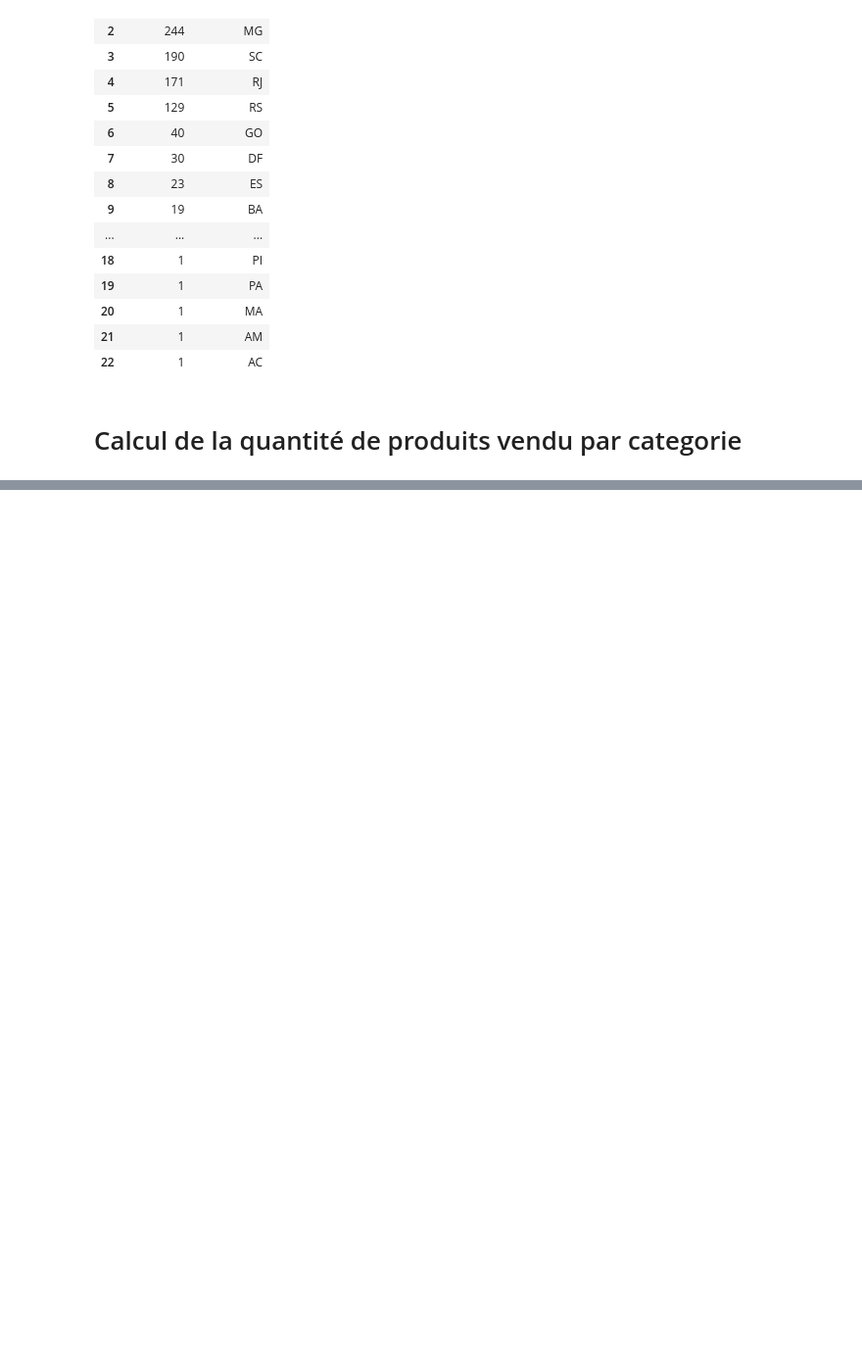
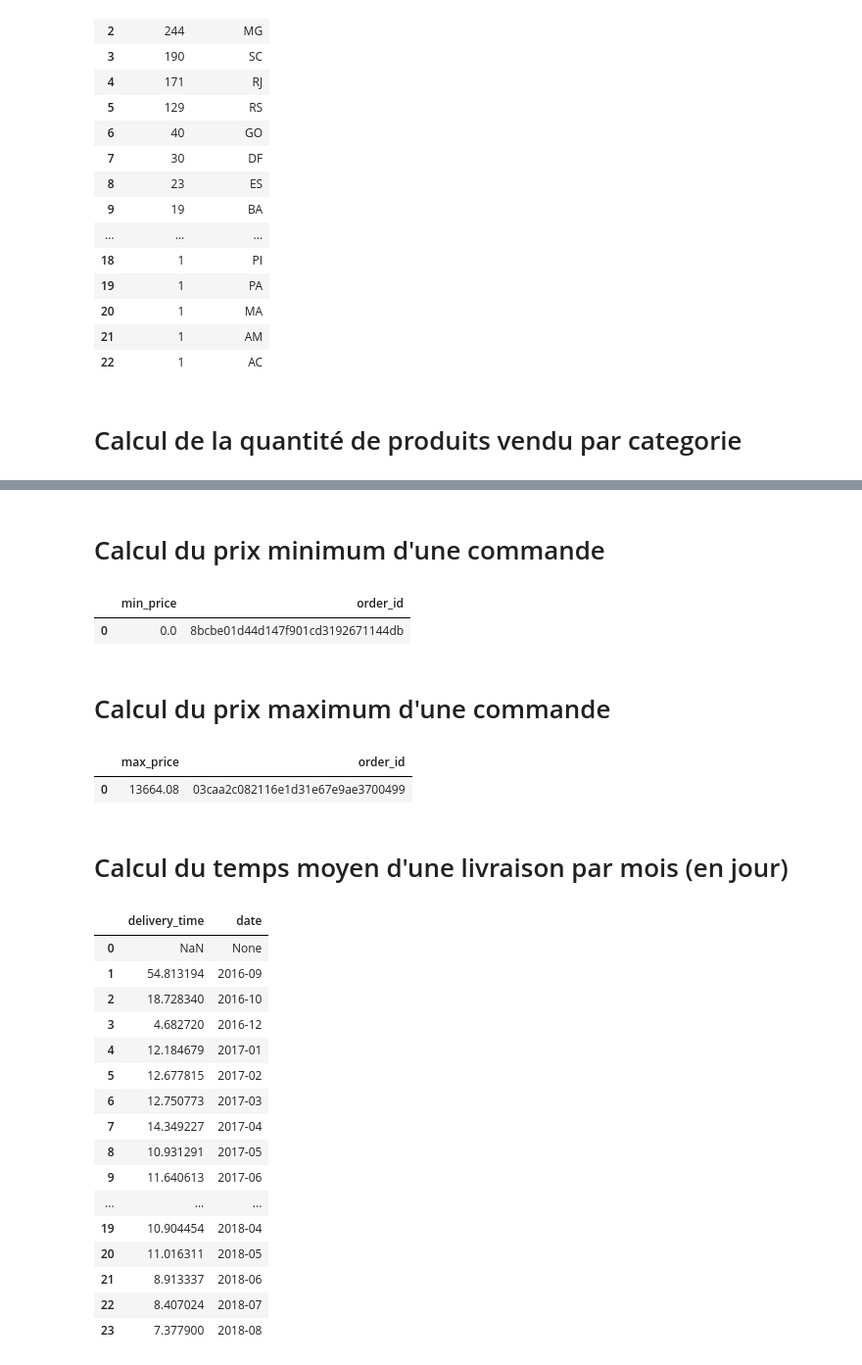
Before and after one commit to Hellfik/olist_ecommerce, a Jupyter notebook: indicators_queries.ipynb, the cells around one changed output, grey strips where cells are left out. Shown: that part at 98% size. Cells and saved outputs as stored; diff of their text form; code cells hidden in the pictures; blank space fills up the shorter version.

```diff
--- a/indicators_queries.ipynb
+++ b/indicators_queries.ipynb
@@ -201,0 +331,58 @@ nb_sellers_by_state
+# %% [markdown]
+# Calcul du prix minimum d'une commande
+# %%
+min_price_query = """
+    SELECT MIN(payment_value) as min_price, order_id
+    FROM olist_order_payments_dataset
+"""
+
+min_price = pd.read_sql(min_price_query, con)
+min_price
+# %% [output]
+|  | min_price | order_id |
+| 0 | 0.0 | 8bcbe01d44d147f901cd3192671144db |
+# %% [markdown]
+# Calcul du prix maximum d'une commande
+# %%
+max_price_query = """
+    SELECT MAX(payment_value) as max_price, order_id
+    FROM olist_order_payments_dataset
+"""
+
+max_price = pd.read_sql(max_price_query, con)
+max_price
+# %% [output]
+|  | max_price | order_id |
+| 0 | 13664.08 | 03caa2c082116e1d31e67e9ae3700499 |
+# %% [markdown]
+# Calcul du temps moyen d'une livraison par mois (en jour)
+# %%
+mean_time_by_month_query = """
+    SELECT AVG(julianday(order_delivered_customer_date) - julianday(order_approved_at)) AS delivery_time,
+    strftime('%Y-%m', order_approved_at) as date
+    FROM olist_orders_dataset
+    WHERE order_status = 'delivered'
+    GROUP BY date
+    ORDER BY date
+"""
+
+mean_time_by_month = pd.read_sql(mean_time_by_month_query,con)
+mean_time_by_month
+# %% [output]
+|  | delivery_time | date |
+| 0 | NaN | None |
+| 1 | 54.813194 | 2016-09 |
+| 2 | 18.728340 | 2016-10 |
+| 3 | 4.682720 | 2016-12 |
+| 4 | 12.184679 | 2017-01 |
+| 5 | 12.677815 | 2017-02 |
+| 6 | 12.750773 | 2017-03 |
+| 7 | 14.349227 | 2017-04 |
+| 8 | 10.931291 | 2017-05 |
+| 9 | 11.640613 | 2017-06 |
+| ... | ... | ... |
+| 19 | 10.904454 | 2018-04 |
+| 20 | 11.016311 | 2018-05 |
+| 21 | 8.913337 | 2018-06 |
+| 22 | 8.407024 | 2018-07 |
+| 23 | 7.377900 | 2018-08 |
```
Also changed, not shown: parts of 16 cells of this notebook, 2 other files.
